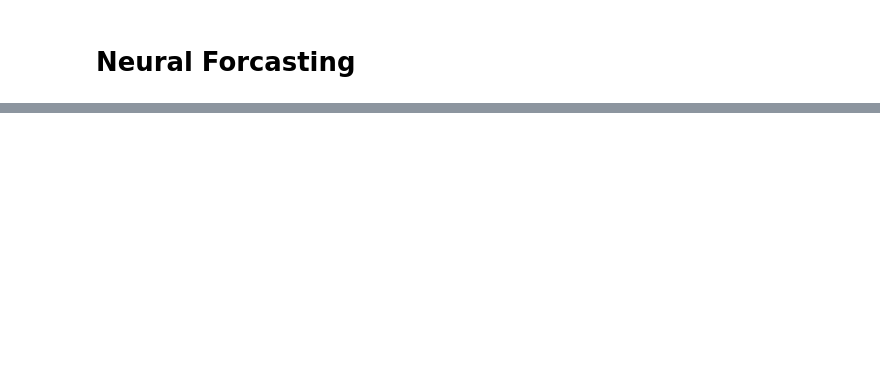
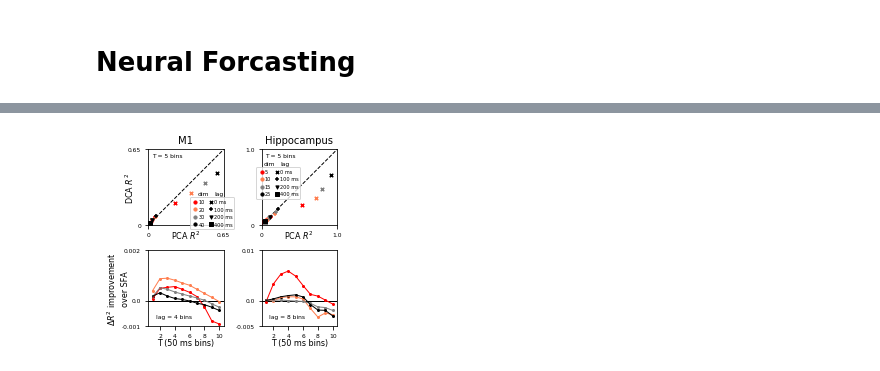
Before and after one commit to BouchardLab/DynamicalComponentsAnalysis, a Jupyter notebook: notebooks/real_data.ipynb, the cells around one changed output, grey strips where cells are left out. Saved outputs shown, nothing was run; the diff lists cells and outputs as text; code cells hidden in the pictures; blank space fills up the shorter version.

```diff
--- a/notebooks/real_data.ipynb
+++ b/notebooks/real_data.ipynb
@@ -124,14 +161,26 @@ plotting.plot_pi_vs_T(accel_results, T_pi_vals, accel_dims, accel_offsets, offse
 # %% [markdown]
 # Neural Forcasting
+# %%
+T_pi_vals = np.arange(1, 11)
+
+m1_dims = np.array([10, 20, 30, 40])
+dims = np.array([5, 10, 15, 25])
+
+offsets = np.array([0, 2, 4, 8])
+
+win = 3
+n_cv = 5
+n_init = 5
 # %%
 reload(analysis)
 reload(plotting)
 
-M1_forcast_results = analysis.run_analysis(M1['M1'], M1['M1'], T_pi_vals, dim_vals=dim_vals, offset_vals=offsets,
+M1_forecast_results = analysis.run_analysis(M1['M1'], M1['M1'], T_pi_vals, dim_vals=m1_dims, offset_vals=offsets,
                                    num_cv_folds=n_cv, decoding_window=win, n_init=n_init, verbose=True)
 
-HC_forcast_results = analysis.run_analysis(HC['neural'], HC['neural'], T_pi_vals, dim_vals=hc_dims, offset_vals=offsets,
-                                   num_cv_folds=n_cv, decoding_window=win, n_init=n_init, verbose=True)
+HC_forecast_results = analysis.run_analysis(HC['neural'], HC['neural'], T_pi_vals, dim_vals=dims,
+                                            offset_vals=offsets, num_cv_folds=n_cv, decoding_window=win,
+                                            n_init=n_init, verbose=True)
 # %% [output]
 fold 1 of 5
 dim 1 of 4
@@ -141,0 +204,29 @@ KeyboardInterrupt:
+# %%
+reload(plotting)
+fig, axes = plotting.decoding_fix_axes2(fig_width=3.5, fig_height=3.5,
+                                       wpad_mid=.15, hpad_mid=.1,
+                                       wpad_left=.2, wpad_right=.05,
+                                       hpad_bot=.12)
+loc='upper left'
+bbox_to_anchor=(.525, .4)
+
+plotting.scatter_r2_vals(M1_forecast_results, 4, m1_dims, offsets, T_pi_vals, min_val=0, max_val=.65,
+                         ax=axes[0], title='M1', timestep_units='ms', timestep=50, loc=loc,
+                         bbox_to_anchor=bbox_to_anchor)
+plotting.plot_pi_vs_T(M1_forecast_results, T_pi_vals, m1_dims, offsets, offset_idx=2, min_max_val=2e-3,
+                      ax=axes[2], legend=False, timestep_units='ms', timestep=50)
+
+loc='upper left'
+bbox_to_anchor=(-.1, .8)
+plotting.scatter_r2_vals(HC_forecast_results, 4, dims, offsets, T_pi_vals, min_val=0, max_val=1.,
+                         ax=axes[1], ylabel=False, title='Hippocampus',
+                         timestep_units='ms', timestep=50, loc=loc,
+                         bbox_to_anchor=bbox_to_anchor)
+plotting.plot_pi_vs_T(HC_forecast_results, T_pi_vals, dims, offsets, offset_idx=3, min_max_val=.01,
+                      ax=axes[3], legend=False, ylabel=False, timestep_units='ms', timestep=50)
+
+
+plt.savefig(os.path.join(os.environ['HOME'], 'Downloads/real_data_neural_forecast.pdf'), dpi=300)
+#plt.savefig(os.path.join(os.environ['HOME'], 'Downloads/real_data.png'), dpi=300)
+# %% [output]
+[figure, added]
```
Also changed, not shown: parts of 7 cells of this notebook, 2 other files.
